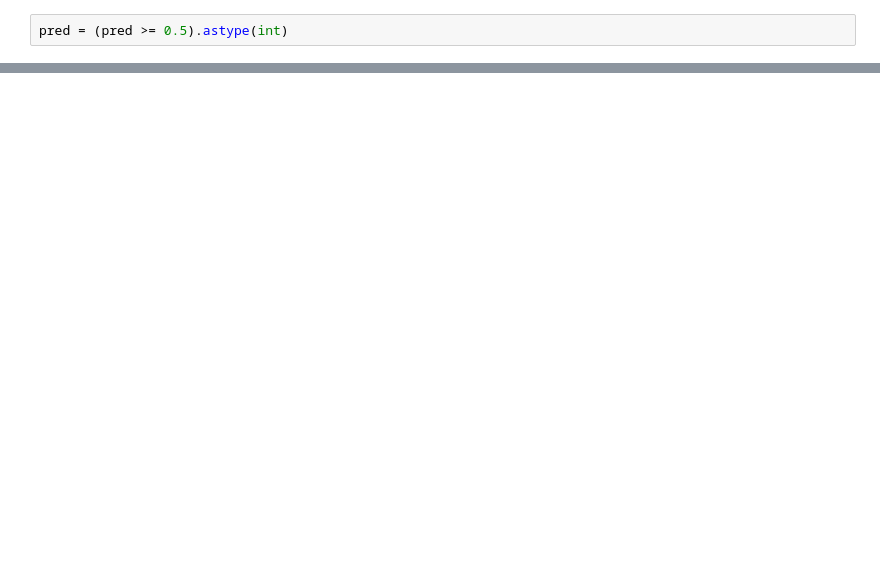
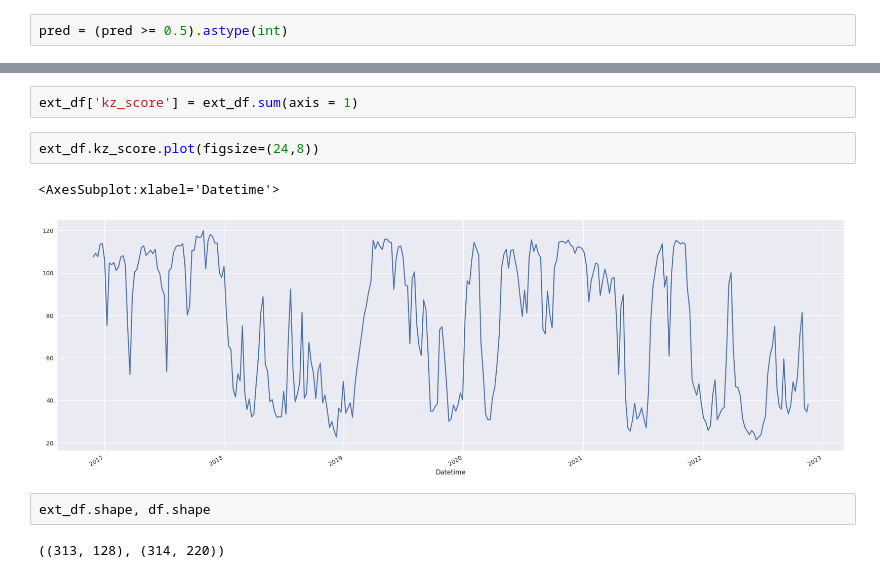
Before and after one commit to kozanakyel/KZ-Engine-Backend, a Jupyter notebook: KZ_project_setup/notebooks/model_dense_sigmoid_for_label_pred.ipynb, the cells around one changed output, grey strips where cells are left out. Cells and saved outputs as stored; diff of their text form; blank space fills up the shorter version.

Commit message:
i found a new innovation and approach this is KZ_SCORE

```diff
--- a/KZ_project_setup/notebooks/model_dense_sigmoid_for_label_pred.ipynb
+++ b/KZ_project_setup/notebooks/model_dense_sigmoid_for_label_pred.ipynb
@@ -225 +240,12 @@ pd.DataFrame(pred).value_counts()
 dtype: int64
+# %%
+ext_df['kz_score'] = ext_df.sum(axis = 1)
+# %%
+ext_df.kz_score.plot(figsize=(24,8))
+# %% [output]
+<AxesSubplot:xlabel='Datetime'>
+[figure, added]
+# %%
+ext_df.shape, df.shape
+# %% [output]
+((313, 128), (314, 220))
```
Also changed, not shown: parts of 27 cells of this notebook, 4 other files.
